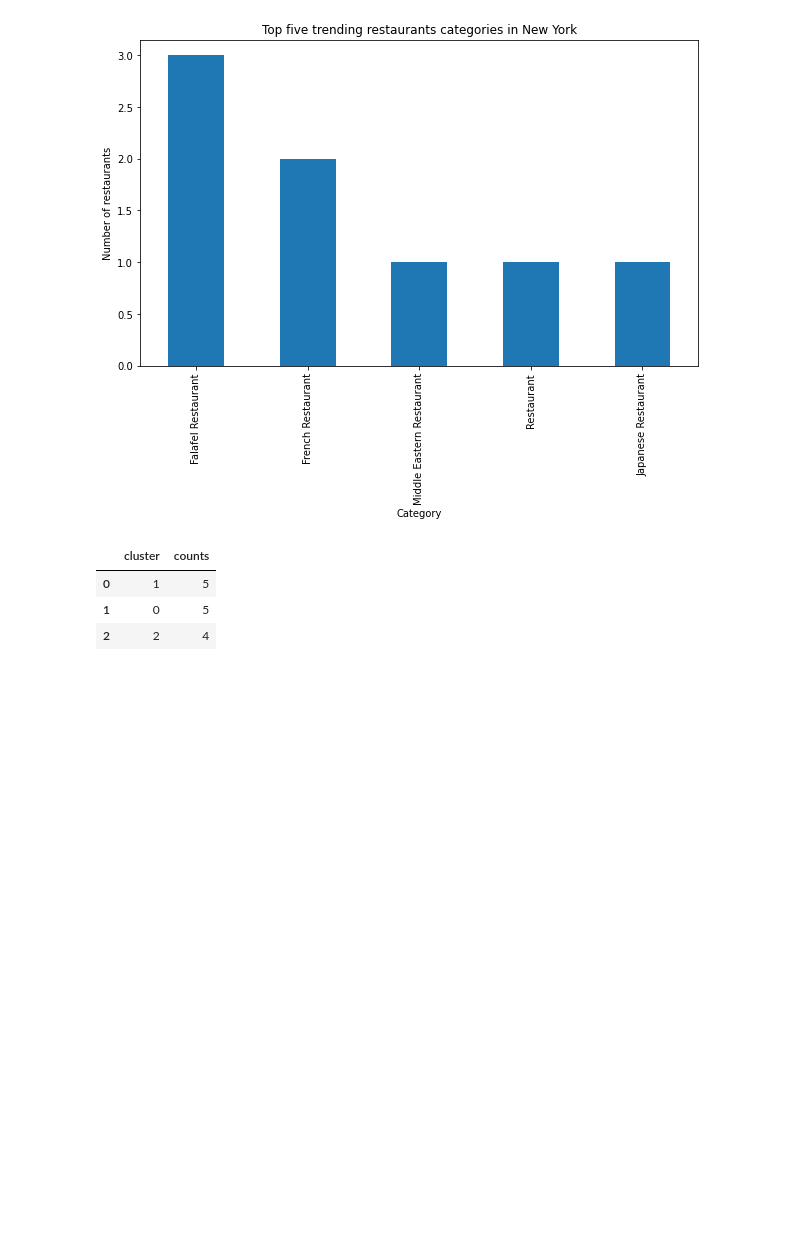
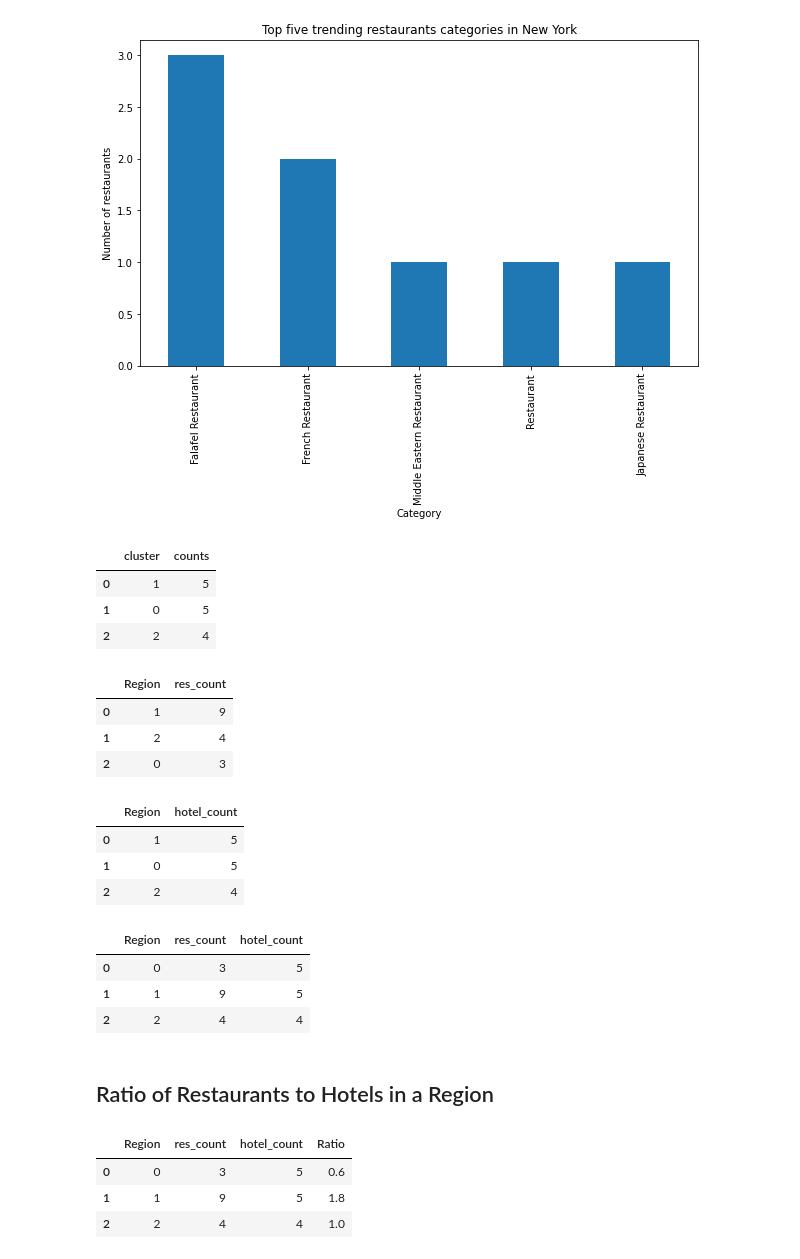
Before and after one commit to Aushinraj/Capstone-Project-The-Battle-Of-Neighbhorhoods, a Jupyter notebook: new.ipynb, the cells around one changed output. Saved outputs shown, nothing was run; the diff lists cells and outputs as text; code cells hidden in the pictures; blank space fills up the shorter version.

```diff
--- a/new.ipynb
+++ b/new.ipynb
@@ -555,3 +555,39 @@ hotels_count
 | 0 | 1 | 5 |
 | 1 | 0 | 5 |
 | 2 | 2 | 4 |
+# %%
+restaurants_count=restaurants_count.rename(columns={"class":"Region","counts":"res_count"})
+restaurants_count
+# %% [output]
+|  | Region | res_count |
+| 0 | 1 | 9 |
+| 1 | 2 | 4 |
+| 2 | 0 | 3 |
+# %%
+hotels_count=hotels_count.rename(columns={"cluster":"Region","counts":"hotel_count"})
+hotels_count
+# %% [output]
+|  | Region | hotel_count |
+| 0 | 1 | 5 |
+| 1 | 0 | 5 |
+| 2 | 2 | 4 |
+# %%
+res = pd.merge(restaurants_count, hotels_count,on="Region")
+res.sort_values("Region",ignore_index=True,inplace=True)
+res
+# %% [output]
+|  | Region | res_count | hotel_count |
+| 0 | 0 | 3 | 5 |
+| 1 | 1 | 9 | 5 |
+| 2 | 2 | 4 | 4 |
+# %% [markdown]
+## Ratio of Restaurants to Hotels in a Region
+# %%
+ratio=res.res_count/res.hotel_count
+res["Ratio"]=ratio
+res
+# %% [output]
+|  | Region | res_count | hotel_count | Ratio |
+| 0 | 0 | 3 | 5 | 0.6 |
+| 1 | 1 | 9 | 5 | 1.8 |
+| 2 | 2 | 4 | 4 | 1.0 |
```
Also changed, not shown: parts of 1 cell of this notebook.
